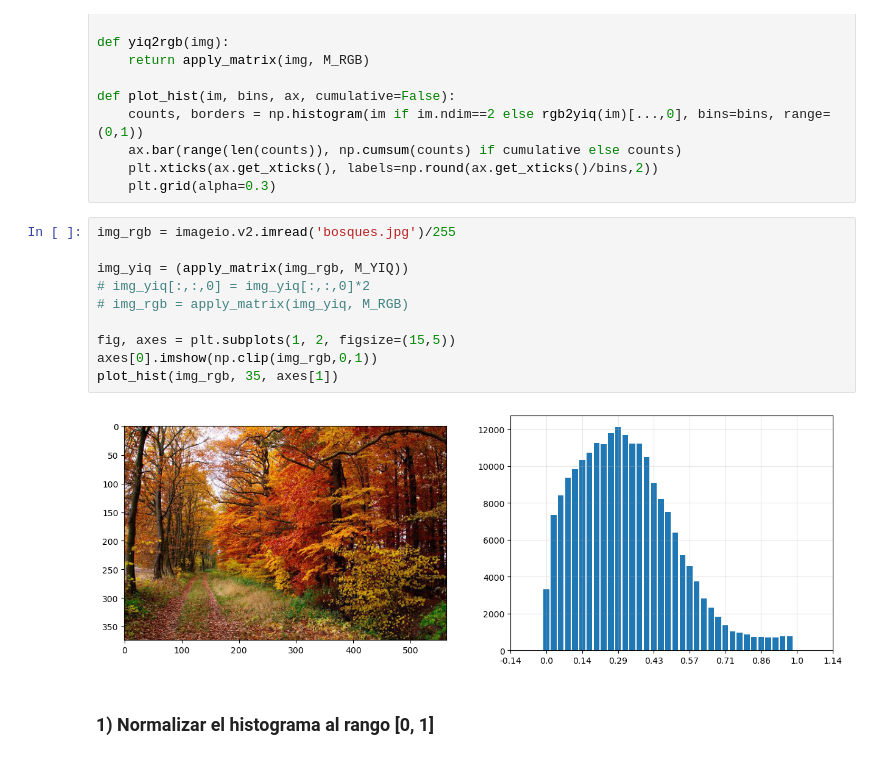
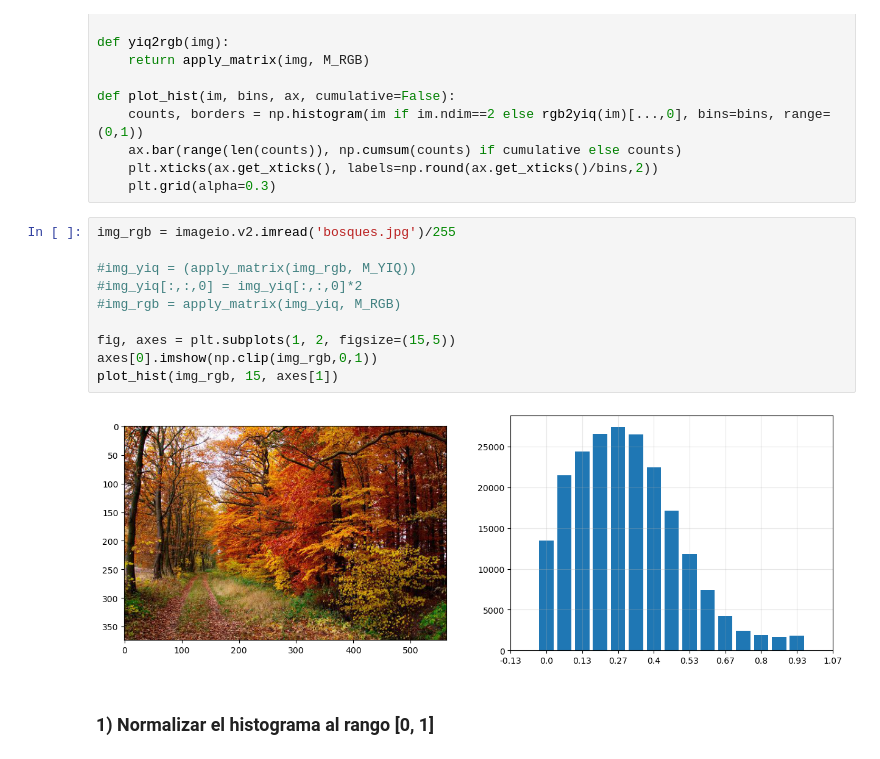
Before and after one commit to disenodc/pdi, a Jupyter notebook: practica_3_Ceballos.ipynb, the cells around one changed output. Saved outputs shown, nothing was run; the diff lists cells and outputs as text.

```diff
--- a/practica_3_Ceballos.ipynb
+++ b/practica_3_Ceballos.ipynb
@@ -31,15 +31,15 @@ def plot_hist(im, bins, ax, cumulative=False):
 # %%
 img_rgb = imageio.v2.imread('bosques.jpg')/255
 
-img_yiq = (apply_matrix(img_rgb, M_YIQ))
-# img_yiq[:,:,0] = img_yiq[:,:,0]*2
-# img_rgb = apply_matrix(img_yiq, M_RGB)
+#img_yiq = (apply_matrix(img_rgb, M_YIQ))
+#img_yiq[:,:,0] = img_yiq[:,:,0]*2
+#img_rgb = apply_matrix(img_yiq, M_RGB)
 
 fig, axes = plt.subplots(1, 2, figsize=(15,5))
 axes[0].imshow(np.clip(img_rgb,0,1))
-plot_hist(img_rgb, 35, axes[1])
+plot_hist(img_rgb, 15, axes[1])
 # %% [output]
-[figure, old version]
+[figure, new version]
 # %% [markdown]
 ### 1) Normalizar el histograma al rango [0, 1]
 # %%
```
Also changed, not shown: parts of 4 cells of this notebook, 2 other files.
